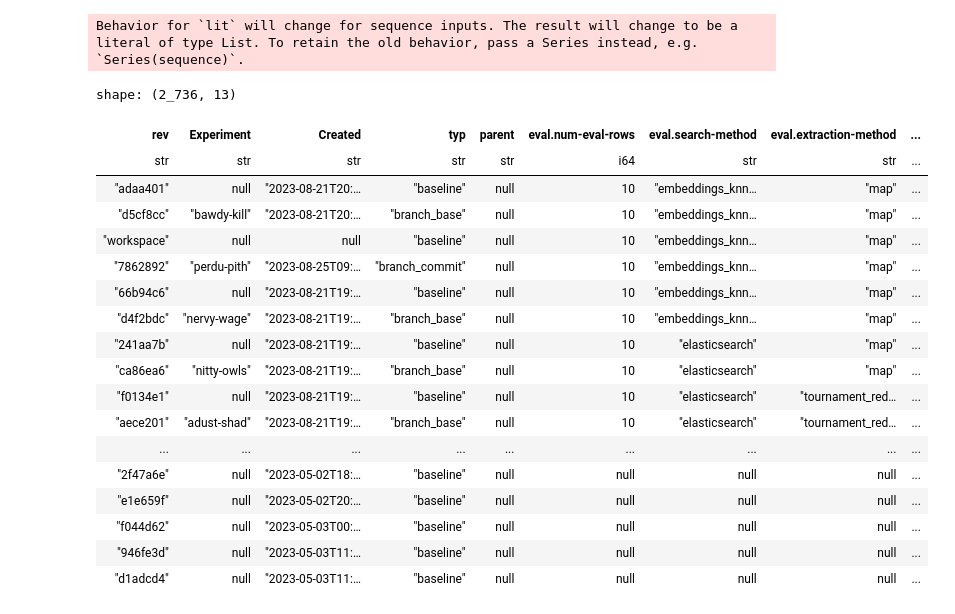
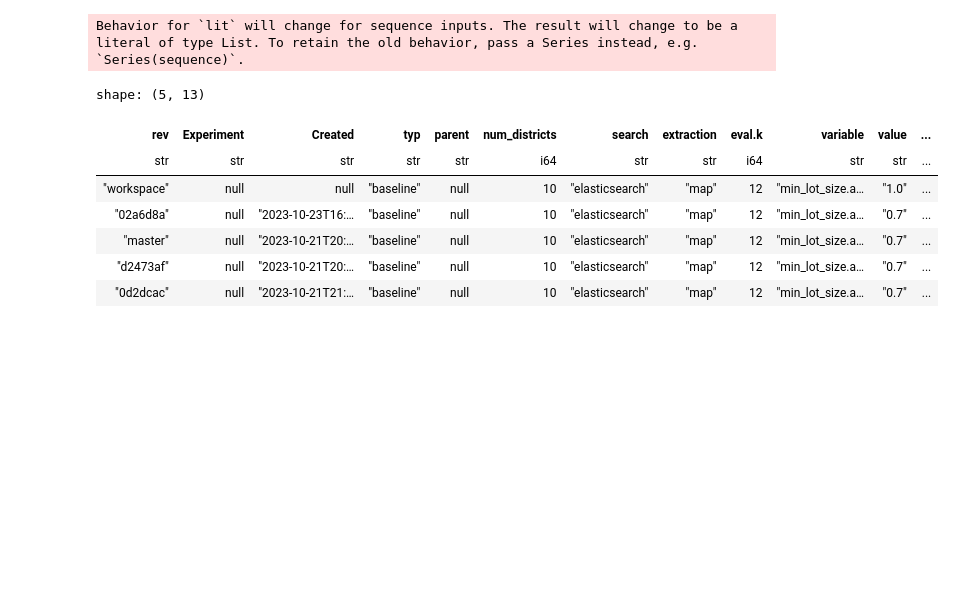
Before and after one commit to National-Zoning-Atlas/zoning-gpt, a Jupyter notebook: maxdumas/exp_analysis.ipynb, the cells around one changed output. Cells and saved outputs as stored; diff of their text form; code cells hidden in the pictures; blank space fills up the shorter version.

```diff
--- a/maxdumas/exp_analysis.ipynb
+++ b/maxdumas/exp_analysis.ipynb
@@ -34,0 +22,22 @@ shape: (57, 104)
+# %%
+# Read the CSV file
+df = pl.read_csv("../exps.csv", ignore_errors=True)
+
+# Filter rows where 'answer_accuracy' is not null
+df = df.filter(df["answer_accuracy"].is_not_null())
+
+# Cast columns to Float32
+df = df.with_columns(
+    df["answer_accuracy"].cast(pl.Float32, strict=False),
+    df["conditional_answer_accuracy"].cast(pl.Float32, strict=False)
+)
+
+# rename columns eval.num-eval-rows to num_districts, eval.search-method to search, eval.extraction-method to extraction
+rename_columns = {
+    "eval.num-eval-rows": "num_districts",
+    "eval.search-method": "search",
+    "eval.extraction-method": "extraction",
+}
+df = df.rename(rename_columns)
+
+df.sample(10)
@@ -43,32 +66,21 @@ terms = [
 ]
 # %%
 df_terms = (
-    df.melt(id_vars=["rev", "Experiment", "Created", "typ", "parent", "eval.num-eval-rows", "eval.search-method", "eval.extraction-method", "eval.k"])
+    df.melt(id_vars=["rev", "Experiment", "Created", "typ", "parent", "num_districts", "search", "extraction", "eval.k"])
     .with_columns(
         pl.col("variable").str.extract(r"^(\w+)\.\w+$").alias("term"),
         pl.col("variable").str.extract(r"^\w+\.(\w+$)").alias("term_variable"),
     )
     .filter(pl.col("term").is_in(pl.lit(terms)))
 )
-df_terms
+df_terms.head()
 # %% [output]
 Behavior for `lit` will change for sequence inputs. The result will change to be a literal of type List. To retain the old behavior, pass a Series instead, e.g. `Series(sequence)`.
-shape: (2_736, 13)
+shape: (5, 13)
-| rev | Experiment | Created | typ | parent | eval.num-eval-rows | eval.search-method | eval.extraction-method | ... |
-| str | str | str | str | str | i64 | str | str | ... |
-| "adaa401" | null | "2023-08-21T20:… | "baseline" | null | 10 | "embeddings_knn… | "map" | ... |
-| "d5cf8cc" | "bawdy-kill" | "2023-08-21T20:… | "branch_base" | null | 10 | "embeddings_knn… | "map" | ... |
-| "workspace" | null | null | "baseline" | null | 10 | "embeddings_knn… | "map" | ... |
-| "7862892" | "perdu-pith" | "2023-08-25T09:… | "branch_commit" | null | 10 | "embeddings_knn… | "map" | ... |
-| "66b94c6" | null | "2023-08-21T19:… | "baseline" | null | 10 | "embeddings_knn… | "map" | ... |
-| "d4f2bdc" | "nervy-wage" | "2023-08-21T19:… | "branch_base" | null | 10 | "embeddings_knn… | "map" | ... |
-| "241aa7b" | null | "2023-08-21T19:… | "baseline" | null | 10 | "elasticsearch" | "map" | ... |
-| "ca86ea6" | "nitty-owls" | "2023-08-21T19:… | "branch_base" | null | 10 | "elasticsearch" | "map" | ... |
-| "f0134e1" | null | "2023-08-21T19:… | "baseline" | null | 10 | "elasticsearch" | "tournament_red… | ... |
-| "aece201" | "adust-shad" | "2023-08-21T19:… | "branch_base" | null | 10 | "elasticsearch" | "tournament_red… | ... |
-| ... | ... | ... | ... | ... | ... | ... | ... | ... |
-| "2f47a6e" | null | "2023-05-02T18:… | "baseline" | null | null | null | null | ... |
-| "e1e659f" | null | "2023-05-02T20:… | "baseline" | null | null | null | null | ... |
-| "f044d62" | null | "2023-05-03T00:… | "baseline" | null | null | null | null | ... |
-| "946fe3d" | null | "2023-05-03T11:… | "baseline" | null | null | null | null | ... |
-| "d1adcd4" | null | "2023-05-03T11:… | "baseline" | null | null | null | null | ... |
+| rev | Experiment | Created | typ | parent | num_districts | search | extraction | eval.k | variable | value | ... |
+| str | str | str | str | str | i64 | str | str | i64 | str | str | ... |
+| "workspace" | null | null | "baseline" | null | 10 | "elasticsearch" | "map" | 12 | "min_lot_size.a… | "1.0" | ... |
+| "02a6d8a" | null | "2023-10-23T16:… | "baseline" | null | 10 | "elasticsearch" | "map" | 12 | "min_lot_size.a… | "0.7" | ... |
+| "master" | null | "2023-10-21T20:… | "baseline" | null | 10 | "elasticsearch" | "map" | 12 | "min_lot_size.a… | "0.7" | ... |
+| "d2473af" | null | "2023-10-21T20:… | "baseline" | null | 10 | "elasticsearch" | "map" | 12 | "min_lot_size.a… | "0.7" | ... |
+| "0d2dcac" | null | "2023-10-21T21:… | "baseline" | null | 10 | "elasticsearch" | "map" | 12 | "min_lot_size.a… | "0.7" | ... |
```
Also changed, not shown: parts of 11 cells of this notebook, 2 other files.
